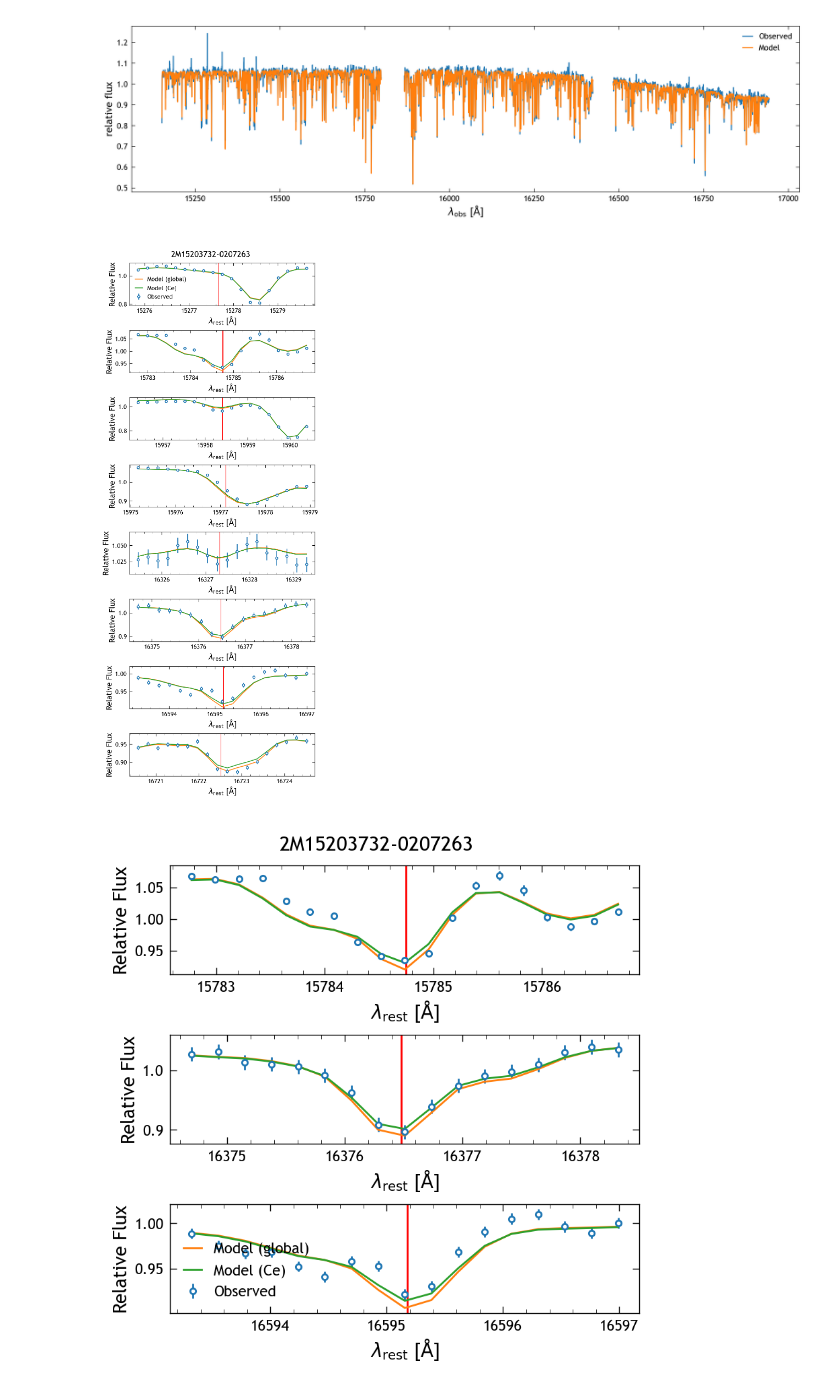
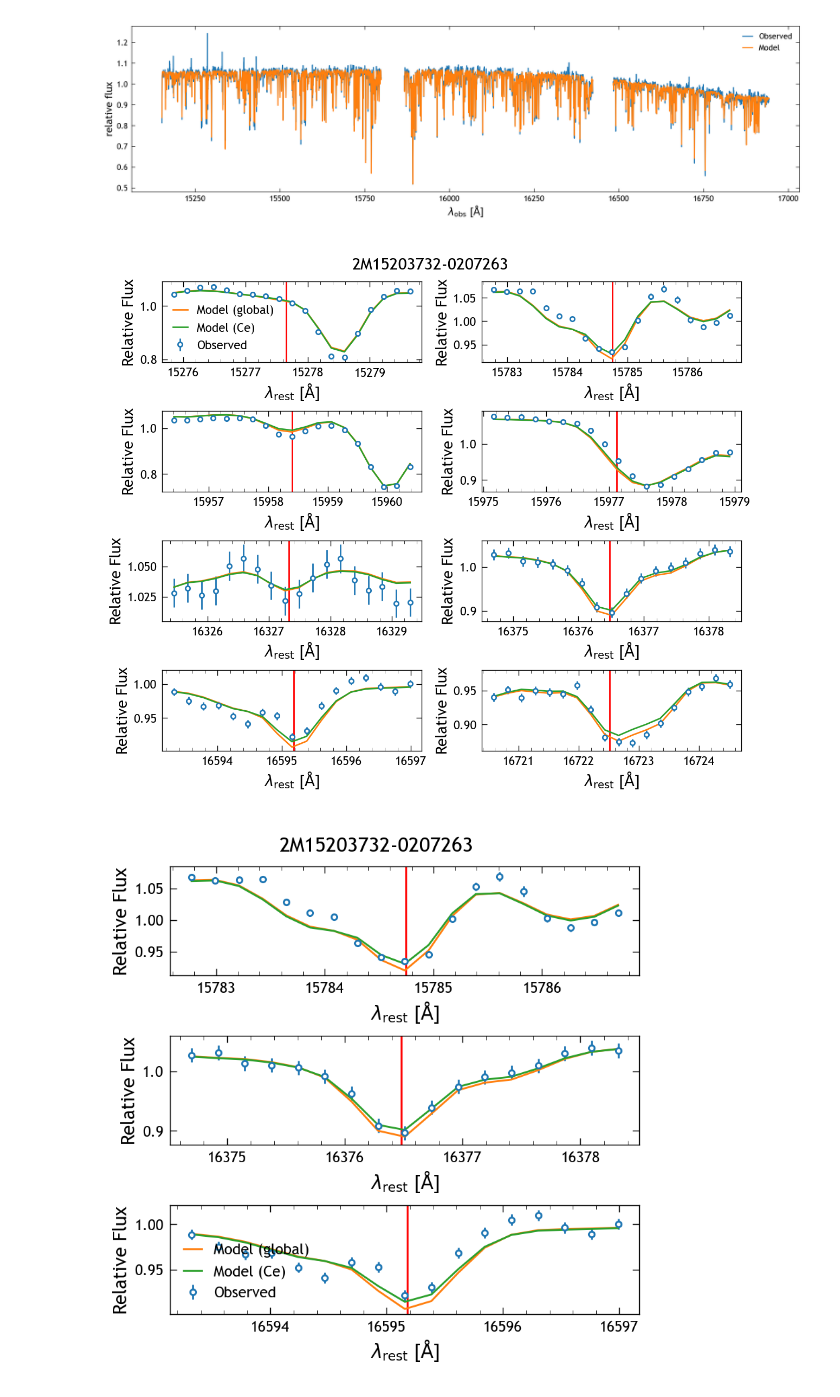
Before and after one commit to lodubay/chemical-clocks, a Jupyter notebook: src/scripts/spectrum_checks.ipynb, the cells around one changed output. Drawn from its saved outputs; the diff is of its cells as text; code cells hidden in the pictures.

Commit message:
create paper plot for individual spectra

```diff
--- a/src/scripts/spectrum_checks.ipynb
+++ b/src/scripts/spectrum_checks.ipynb
@@ -200,31 +211,31 @@ plt.show()
 # %%
 # Individual lines
 ce_ii_lines = [15277.65, 15784.75, 15958.40, 15977.12, 16327.32, 16376.48, 16595.18, 16722.51] # Angstroms, from Cunha+ (2017)
 
-fig, axs = plt.subplots(8, figsize=(4, 10), constrained_layout=True)
-for i, ax in enumerate(axs):
+fig, axs = plt.subplots(4, 2, figsize=(6, 5), constrained_layout=True)
+for i, ax in enumerate(axs.flatten()):
     line = ce_ii_lines[i]
     ax.axvline(line, color='r')
     wl_range = (line-2, line+2)
     mask = (air_wl >= wl_range[0]) & (air_wl < wl_range[1])
     ax.errorbar(
         air_wl[mask], obs_flux[mask]/model_cont[mask],
         yerr=obs_err[mask]/model_cont[mask],
         fmt='o', ms=3, mfc='w', capsize=0,
         label='Observed'
     )
     ax.plot(air_wl[mask], model_flux[mask], label='Model (global)')
     ax.plot(air_wl[mask], model_ce_flux[mask], label='Model (Ce)')
     ax.set_xlabel(r'$\lambda_{\rm rest}$ [${\rm \AA}$]')
     ax.set_ylabel('Relative Flux')
     ax.xaxis.set_major_locator(MultipleLocator(1))
     ax.xaxis.set_minor_locator(MultipleLocator(0.2))
     ax.ticklabel_format(style='plain', axis='x', useOffset=False)
-axs[0].legend()
+axs[0,0].legend()
 fig.suptitle(mwmStar['obj'][0])
 plt.show()
 # %% [output]
-[figure, old version]
+[figure, new version]
 # %%
 # Individual lines
 # Comparison with Cunha+ (2017) Figure 6, for 2M15203732-0207263
```
Also changed, not shown: parts of 22 cells of this notebook, 2 other files.
